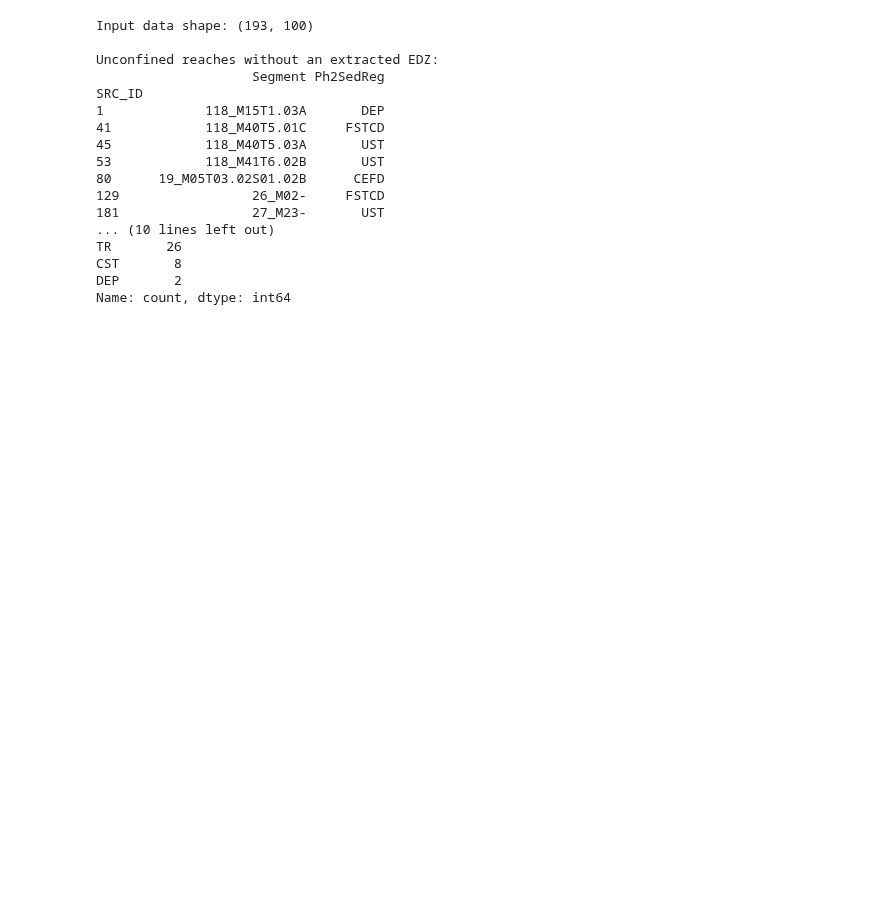
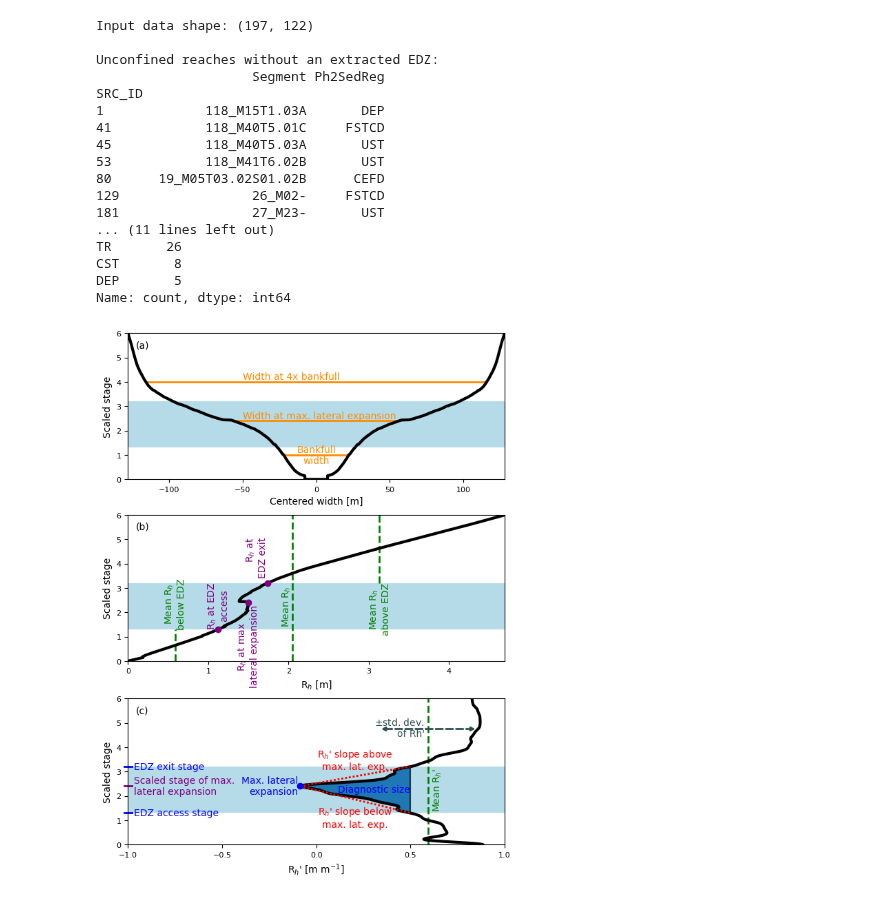
Before and after one commit to alexprescott/sedregfromedz, a Jupyter notebook: testbook.ipynb, the cells around one changed output. Saved outputs shown, nothing was run; the diff lists cells and outputs as text; code cells hidden in the pictures; blank space fills up the shorter version.

```diff
--- a/testbook.ipynb
+++ b/testbook.ipynb
@@ -3,10 +6,12 @@ from classes import ReachData
 # %%
-hm_dir = '/root/SRCclusters/results/EDZcode/8Jul2025/'
+hm_dir = '/root/SRCclusters/results/EDZcode/10Dec2025/'  # 5Nov2025/' # 8Jul2025/'
 geomorph_path = hm_dir + 'network/reach_data.csv'
 edz_path = hm_dir + 'analysis/data.csv'
 reaches = ReachData(geomorphic_data_path=geomorph_path, edz_data_path=edz_path)
+rf = RandomForestCVHandler(rf_kwargs = {'n_estimators': 1000, 'oob_score': balanced_accuracy_score, 'class_weight': 'balanced', 'max_depth': 4,}, cv_kwargs={'cv': StratifiedKFold(10), 'return_estimator': True, 'scoring': 'balanced_accuracy'})
+reaches.attach_rfhandler(rf)
 # %% [output]
-Input data shape: (193, 100)
+Input data shape: (197, 122)
 
 Unconfined reaches without an extracted EDZ:
                     Segment Ph2SedReg
@@ -18,13 +23,18 @@ SRC_ID
 80      19_M05T03.02S01.02B      CEFD
 129                 26_M02-     FSTCD
 181                 27_M23-       UST
-... (10 lines left out)
+... (11 lines left out)
 TR       26
 CST       8
-DEP       2
+DEP       5
 Name: count, dtype: int64
 # %%
 reach_avg_dir = hm_dir + 'geometry/'
 reaches.load_reach_avg_profiles(reach_avg_dir)
+# %%
+fig = reaches.plot_edz_feature_descriptions()
+#fig.savefig(hm_dir + 'figs/dem_feat_desc.tif', dpi=300, bbox_inches='tight')
+# %% [output]
+[figure, added]
 # %%
 fig = reaches.plot_reconstructed_xsecs_paper()
```
Also changed, not shown: parts of 35 cells of this notebook.
